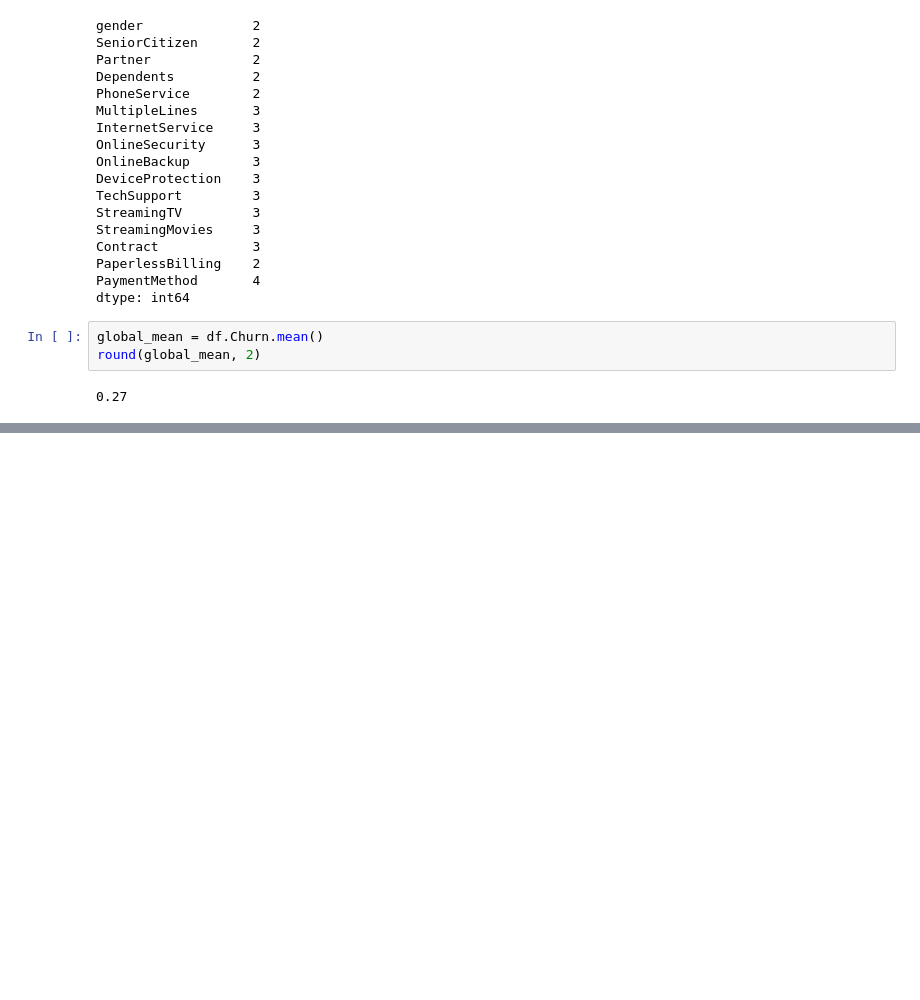
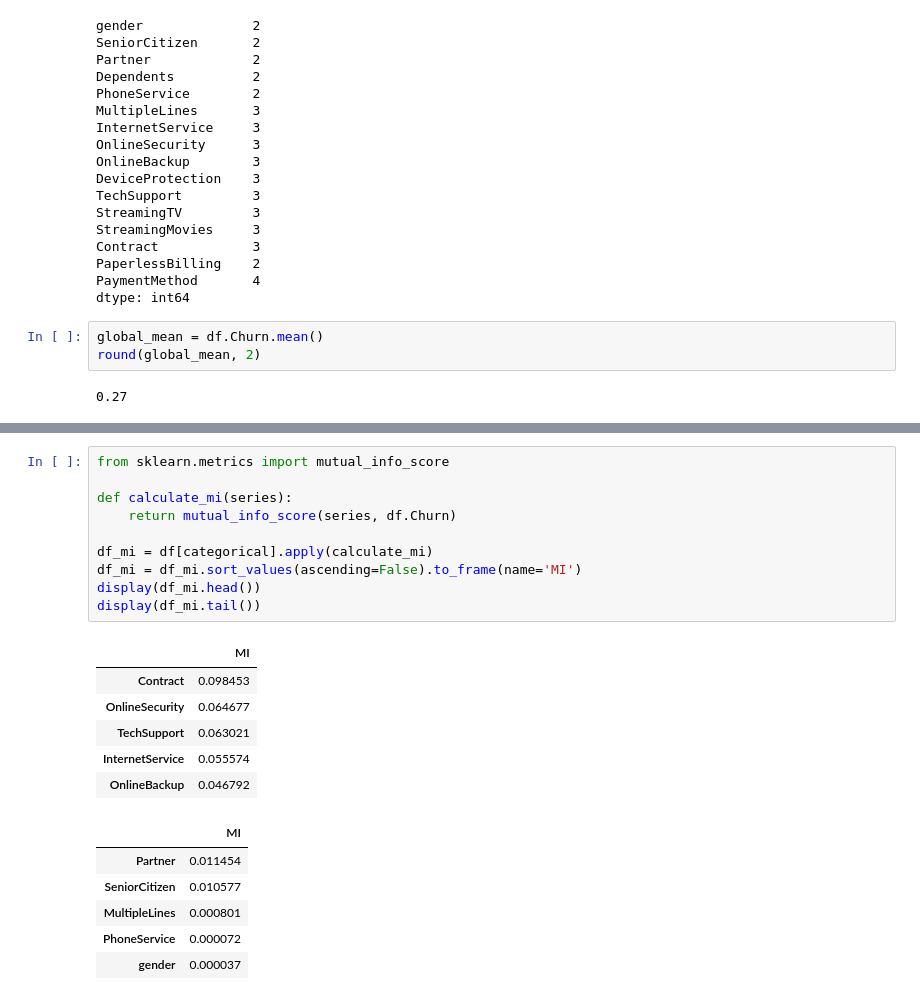
Before and after one commit to Joseph-Essa/Customer_Churn_Prediction, a Jupyter notebook: Customer_Churn_Prediction.ipynb, the cells around one changed output, grey strips where cells are left out. Saved outputs shown, nothing was run; the diff lists cells and outputs as text; blank space fills up the shorter version.

```diff
--- a/Customer_Churn_Prediction.ipynb
+++ b/Customer_Churn_Prediction.ipynb
@@ -348,0 +349,23 @@ for i in range(0, len(categorical), 3):
+# %%
+from sklearn.metrics import mutual_info_score
+
+def calculate_mi(series):
+    return mutual_info_score(series, df.Churn)
+
+df_mi = df[categorical].apply(calculate_mi)
+df_mi = df_mi.sort_values(ascending=False).to_frame(name='MI')
+display(df_mi.head())
+display(df_mi.tail())
+# %% [output]
+|  | MI |
+| Contract | 0.098453 |
+| OnlineSecurity | 0.064677 |
+| TechSupport | 0.063021 |
+| InternetService | 0.055574 |
+| OnlineBackup | 0.046792 |
+|  | MI |
+| Partner | 0.011454 |
+| SeniorCitizen | 0.010577 |
+| MultipleLines | 0.000801 |
+| PhoneService | 0.000072 |
+| gender | 0.000037 |
```
Also changed, not shown: parts of 9 cells of this notebook.
